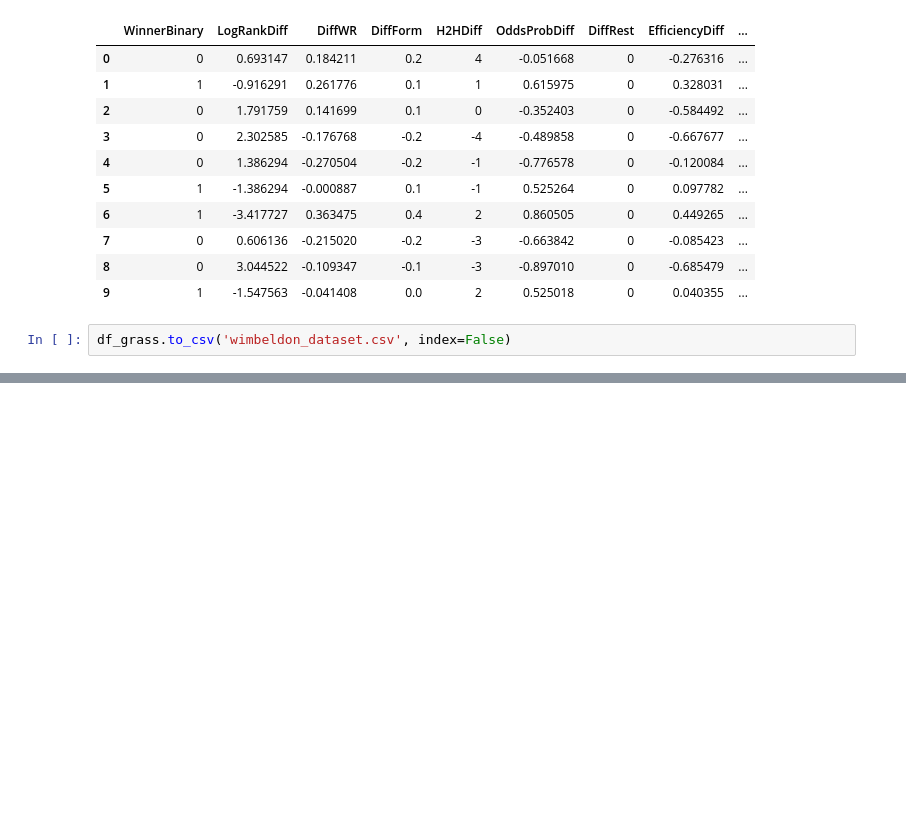
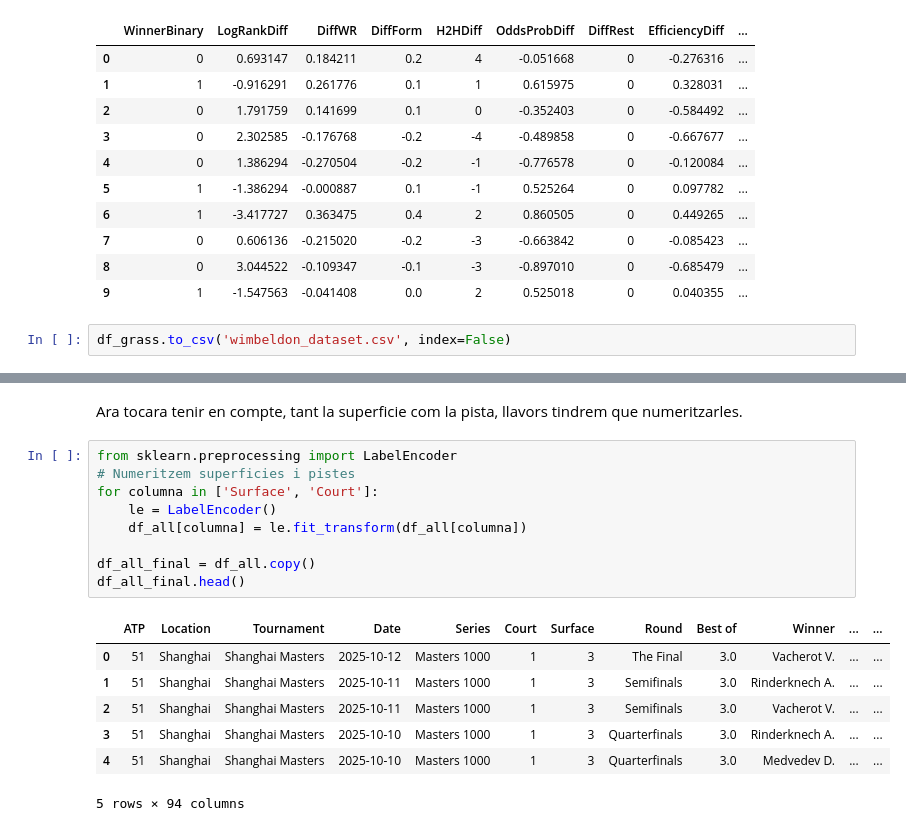
Before and after one commit to ikerUdG/Me-vs.-IBM, a Jupyter notebook: data_cleaner.ipynb, the cells around one changed output, grey strips where cells are left out. Saved outputs shown, nothing was run; the diff lists cells and outputs as text; blank space fills up the shorter version.

```diff
--- a/data_cleaner.ipynb
+++ b/data_cleaner.ipynb
@@ -310,0 +417,19 @@ df_grass.to_csv('wimbeldon_dataset.csv', index=False)
+# %% [markdown]
+Ara tocara tenir en compte, tant la superficie com la pista, llavors tindrem que numeritzarles.
+# %%
+from sklearn.preprocessing import LabelEncoder
+# Numeritzem superficies i pistes
+for columna in ['Surface', 'Court']:
+    le = LabelEncoder()
+    df_all[columna] = le.fit_transform(df_all[columna])
+
+df_all_final = df_all.copy()
+df_all_final.head()
+# %% [output]
+|  | ATP | Location | Tournament | Date | Series | Court | Surface | Round | Best of | Winner | ... | ... |
+| 0 | 51 | Shanghai | Shanghai Masters | 2025-10-12 | Masters 1000 | 1 | 3 | The Final | 3.0 | Vacherot V. | ... | ... |
+| 1 | 51 | Shanghai | Shanghai Masters | 2025-10-11 | Masters 1000 | 1 | 3 | Semifinals | 3.0 | Rinderknech A. | ... | ... |
+| 2 | 51 | Shanghai | Shanghai Masters | 2025-10-11 | Masters 1000 | 1 | 3 | Semifinals | 3.0 | Vacherot V. | ... | ... |
+| 3 | 51 | Shanghai | Shanghai Masters | 2025-10-10 | Masters 1000 | 1 | 3 | Quarterfinals | 3.0 | Rinderknech A. | ... | ... |
+| 4 | 51 | Shanghai | Shanghai Masters | 2025-10-10 | Masters 1000 | 1 | 3 | Quarterfinals | 3.0 | Medvedev D. | ... | ... |
+5 rows × 94 columns
```
Also changed, not shown: parts of 6 cells of this notebook, 6 other files.
